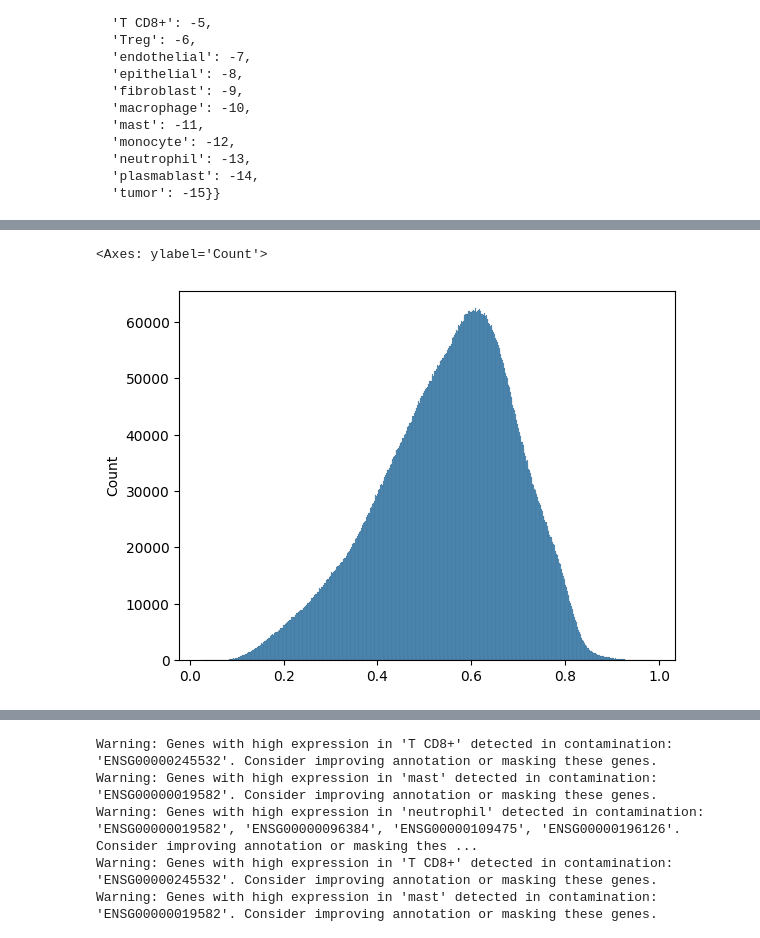
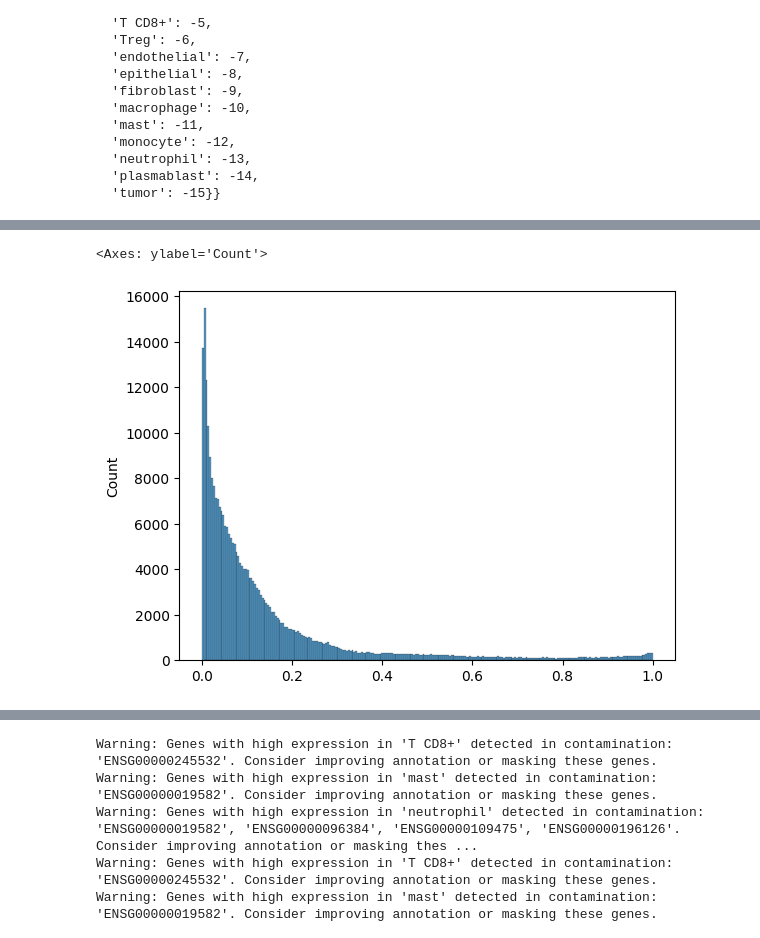
Before and after one commit to gkrieg/Syndri, a Jupyter notebook: seg_cleaner/ScoreAdmixture.ipynb, the cells around one changed output, grey strips where cells are left out. Drawn from its saved outputs; the diff is of its cells as text; code cells hidden in the pictures.

```diff
--- a/seg_cleaner/ScoreAdmixture.ipynb
+++ b/seg_cleaner/ScoreAdmixture.ipynb
@@ -63,4 +65,8 @@ keep_cts = (sc_data.obs['cell_type'].value_counts()>1000).index.tolist()
 # %%
 sc_data[sc_data.obs['cell_type'].isin(keep_cts)]
 # %%
-st_data
+st_data = ad.read_h5ad('cosmx_nsclc_Lung5-Rep1_adata_annotated_med_with_admix_probs.h5ad')
+# sc_data = ad.read_h5ad('/compute/oven-0-13/jwinchel/scRNA-seq/adata/GSE127465_tumor_integrated.h5ad')
+sc_data = ad.concat([ad.read_h5ad('/compute/oven-0-13/jwinchel/spatial_adata/heimdall_inference/GSE127465_tumor_integrated_val_med_with_admix_probs.h5ad'),
+                    ad.read_h5ad('/compute/oven-0-13/jwinchel/spatial_adata/heimdall_inference/GSE127465_tumor_integrated_train_med_with_admix_probs.h5ad')],
+                    join='outer')
@@ -67,3 +75,5 @@ st_data
+# %%
+st_data.obs['fov'] = 1
 # %%
 import numpy as np
 import pandas as pd
@@ -336,12 +348,13 @@ Treg             147
 Name: count, dtype: int64
 # %%
 import seaborn as sns
+st_data.layers['admix_probs'] = st_data.layers['admix_probs'].todense()
 nonzero_probs = st_data.layers['admix_probs'][st_data.layers['admix_probs'] > 0]
 
 sns.histplot(x=nonzero_probs)
 # %% [output]
 <Axes: ylabel='Count'>
-[figure, old version]
+[figure, new version]
 # %%
 from admix_scores import estimate_correlation_preservation
 cor_cors = estimate_correlation_preservation(st_data.X.T,sc_data.X.T)
```
Also changed, not shown: parts of 24 cells of this notebook, 7 other files.
